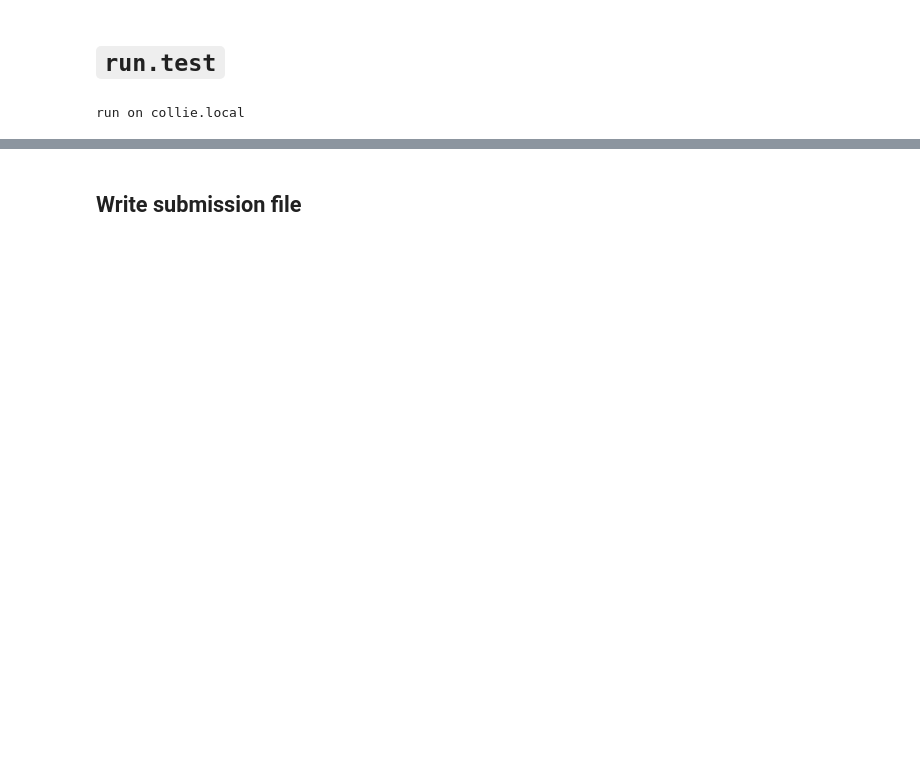
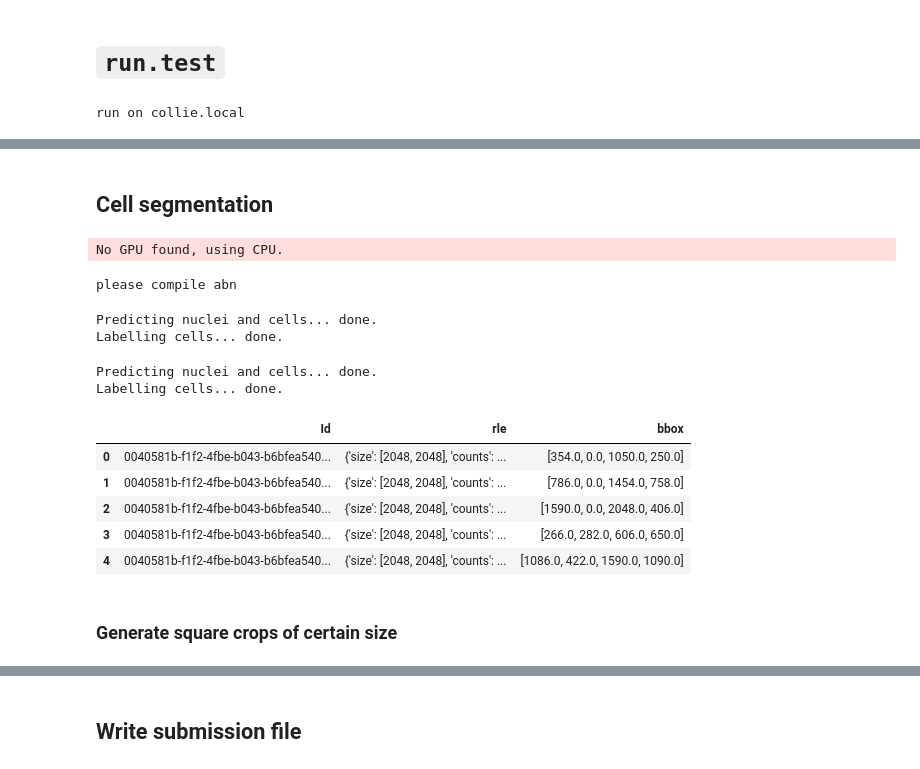
Before and after one commit to qAp/kgl_humanprotein, a Jupyter notebook: nbs/08_run.test.ipynb, the cells around one changed output, grey strips where cells are left out. Saved outputs shown, nothing was run; the diff lists cells and outputs as text; code cells hidden in the pictures; blank space fills up the shorter version.

```diff
--- a/nbs/08_run.test.ipynb
+++ b/nbs/08_run.test.ipynb
@@ -39,0 +46,4 @@ hv.extension('bokeh')
+# %%
+imgids = imgids_from_directory(dir_hpa/'test')
+# %% [markdown]
+## Cell segmentation
@@ -39,0 +52,49 @@ hv.extension('bokeh')
+# %%
+dir_cellseg_model = Path('../models/HPA_Cell_Segmentation/')
+NUC_MODEL = dir_cellseg_model/'nuclei-model.pth'
+CELL_MODEL = dir_cellseg_model/'cell-model.pth'
+
+segmentator = CellSegmentator(
+    NUC_MODEL,
+    CELL_MODEL,
+    scale_factor=0.25,
+    device="cuda",
+    padding=False,
+    multi_channel_model=True)
+# %% [output]
+No GPU found, using CPU.
+please compile abn
+# %%
+def segment_cells():
+
+    df = pd.DataFrame()
+    for imgid in tqdm(imgids, total=len(imgids)):
+
+        img = load_RGBY_image(dir_hpa, imgid, train_or_test=train_or_test)
+        mask = get_cellmask(img, segmentator)
+        rles = mask2rles(mask)
+        bboxes = rles2bboxes(rles)
+
+        ids = [f'{imgid}_{i}' for i in range(len(rles))]
+        df_img = pd.DataFrame(
+            {'Id': ids, 'rle': rles, 'bbox': list(bboxes)})
+
+        df = df.append(df_img, ignore_index=True)
+
+    return df
+# %%
+df_cells = segment_cells()
+# %% [output]
+Predicting nuclei and cells... done.
+Labelling cells... done.
+Predicting nuclei and cells... done.
+Labelling cells... done.
+# %%
+df_cells.head()
+# %% [output]
+|  | Id | rle | bbox |
+| 0 | 0040581b-f1f2-4fbe-b043-b6bfea540... | {'size': [2048, 2048], 'counts': ... | [354.0, 0.0, 1050.0, 250.0] |
+| 1 | 0040581b-f1f2-4fbe-b043-b6bfea540... | {'size': [2048, 2048], 'counts': ... | [786.0, 0.0, 1454.0, 758.0] |
+| 2 | 0040581b-f1f2-4fbe-b043-b6bfea540... | {'size': [2048, 2048], 'counts': ... | [1590.0, 0.0, 2048.0, 406.0] |
+| 3 | 0040581b-f1f2-4fbe-b043-b6bfea540... | {'size': [2048, 2048], 'counts': ... | [266.0, 282.0, 606.0, 650.0] |
+| 4 | 0040581b-f1f2-4fbe-b043-b6bfea540... | {'size': [2048, 2048], 'counts': ... | [1086.0, 422.0, 1590.0, 1090.0] |
@@ -39,0 +103,2 @@ hv.extension('bokeh')
+# %% [markdown]
+### Generate square crops of certain size
```
Also changed, not shown: parts of 17 cells of this notebook.
